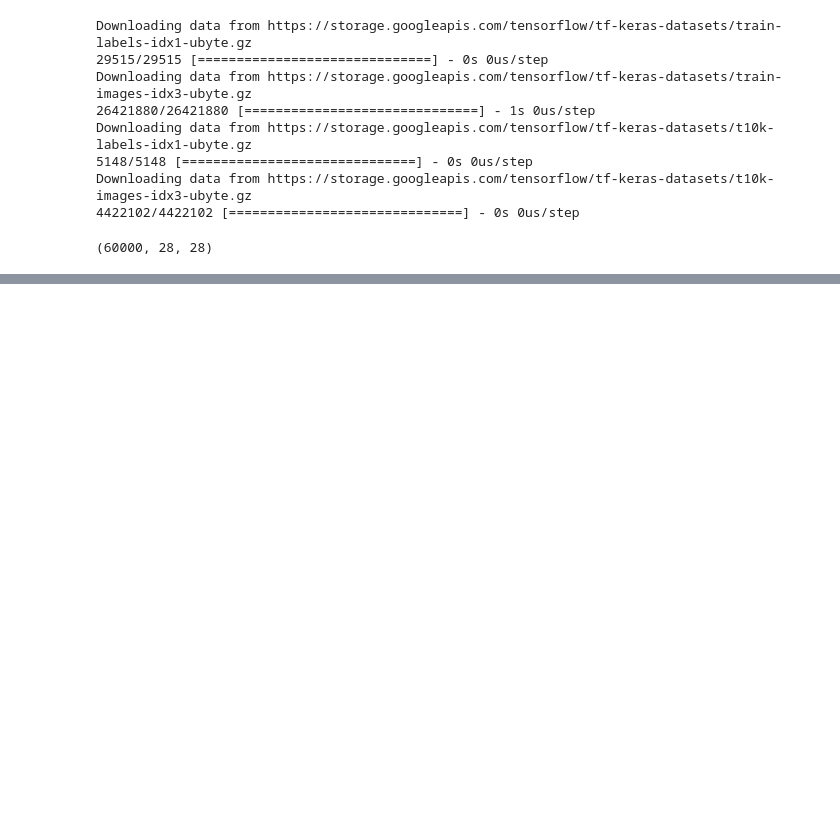
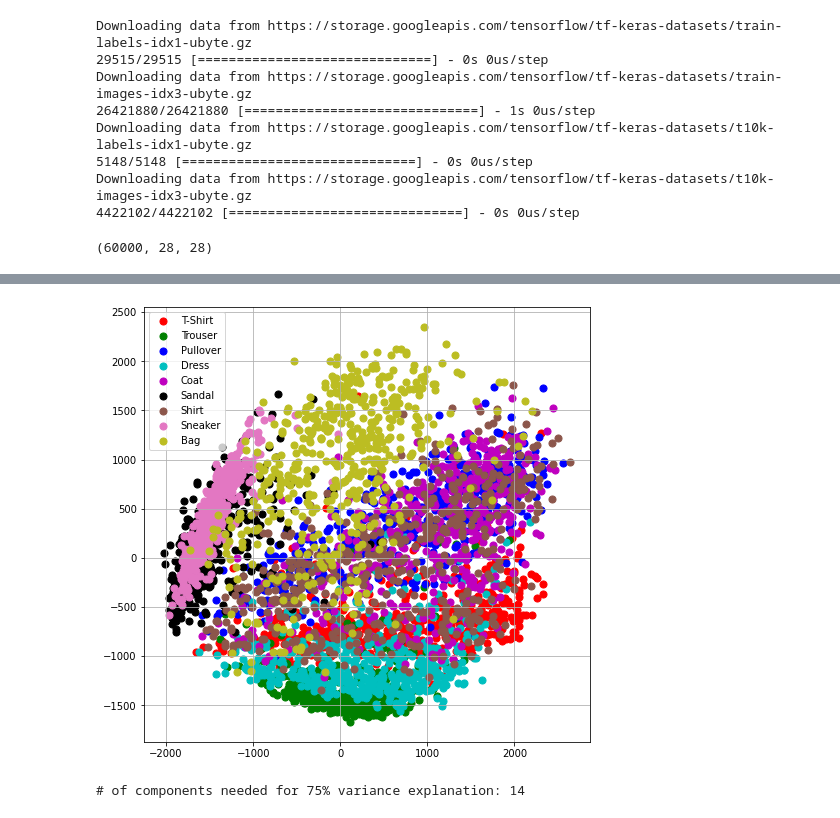
Before and after one commit to f1nn3g4n/SENG474, a Jupyter notebook: A3/V00908356_TobinF_01.ipynb, the cells around one changed output, grey strips where cells are left out. Drawn from its saved outputs; the diff is of its cells as text; code cells hidden in the pictures; blank space fills up the shorter version.

```diff
--- a/A3/V00908356_TobinF_01.ipynb
+++ b/A3/V00908356_TobinF_01.ipynb
@@ -49,0 +79,25 @@ should be a difference between 3 and 4
+# %%
+import matplotlib.pyplot as plt
+
+fig = plt.figure(figsize=(8,8))
+ax = fig.add_subplot(1,1,1)
+colors = ['r','g','b','c','m','k','tab:brown','tab:pink','tab:olive']
+targets = fashion_dict.values()
+labels = fashion_dict.keys()
+for target, color, lab in zip(targets, colors, labels):
+  ax.scatter(X_transformed[train_Y == lab][:,0],
+             X_transformed[train_Y == lab][:,1],
+             c=color,
+             s=50)
+ax.legend(targets)
+ax.grid()
+# %% [output]
+[figure, added]
+# %%
+np.random.seed(42)
+noisy = np.random.normal(X, 4)
+pca2 = PCA(0.75).fit(noisy)
+d = pca2.n_components_
+print("# of components needed for 75% variance explanation:", d)
+# %% [output]
+# of components needed for 75% variance explanation: 14
```
Also changed, not shown: parts of 24 cells of this notebook, 1 other file.
